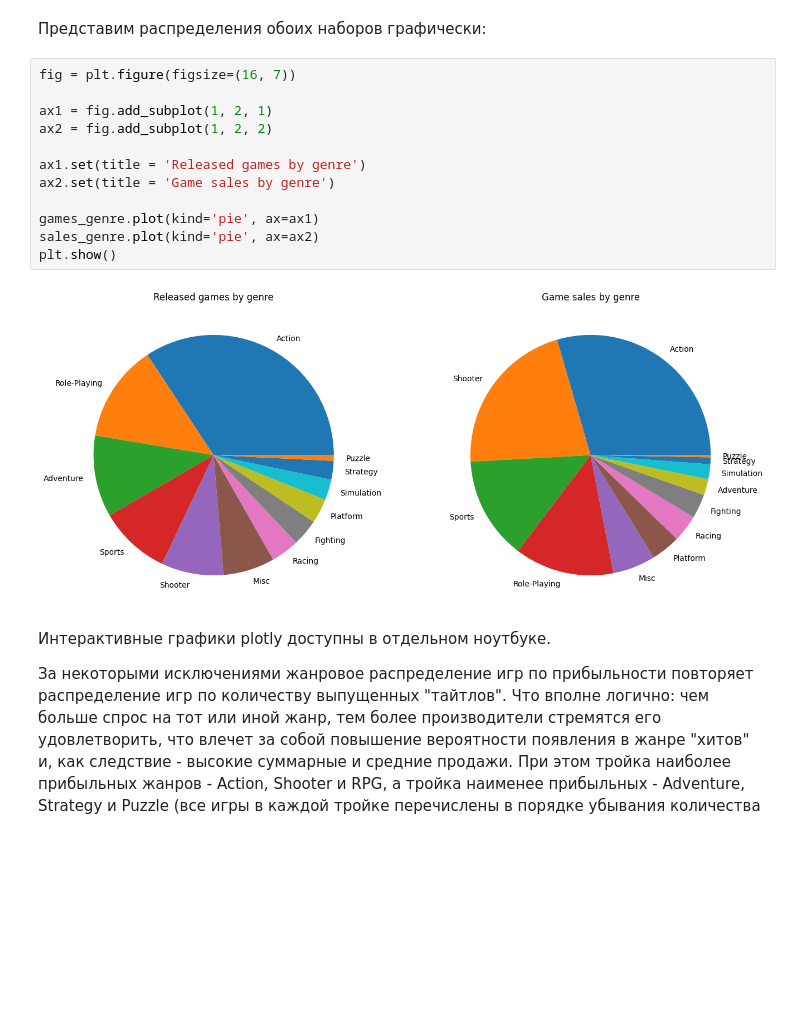
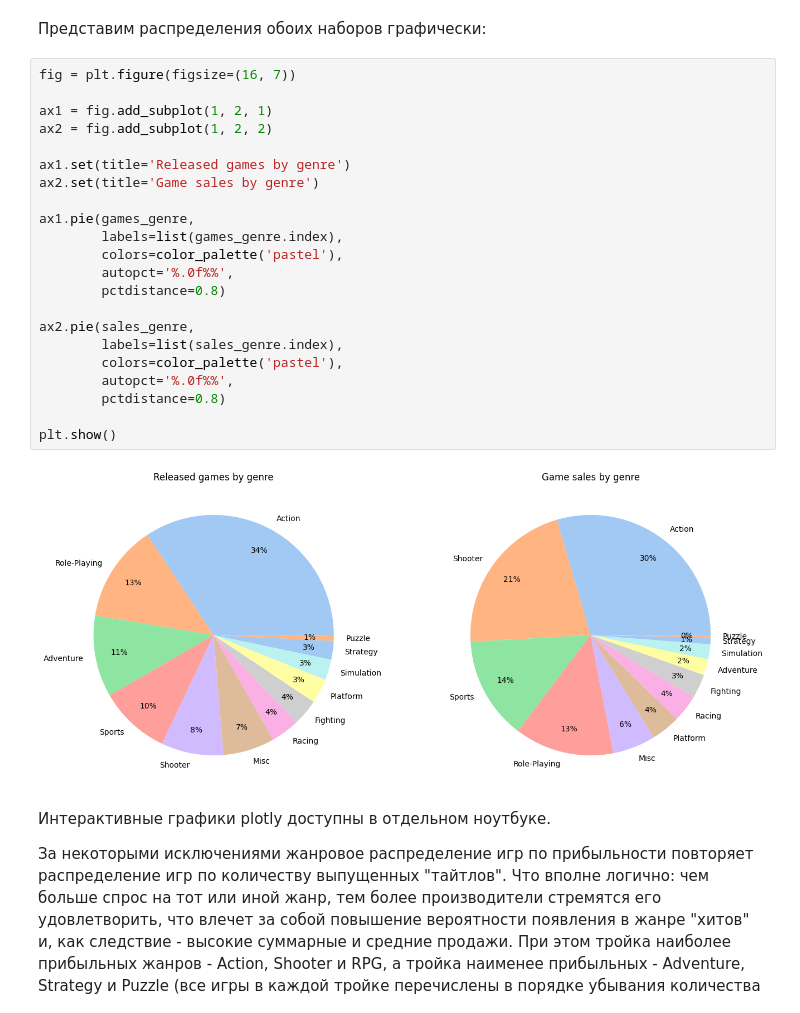
Before and after one commit to idrv/portfolio, a Jupyter notebook: ComputerGamesFeaturesSalesConnection/ComputerGamesFeaturesSalesConnection_matplotlib.ipynb, the cells around one changed output. Drawn from its saved outputs; the diff is of its cells as text; blank space fills up the shorter version.

```diff
--- a/ComputerGamesFeaturesSalesConnection/ComputerGamesFeaturesSalesConnection_matplotlib.ipynb
+++ b/ComputerGamesFeaturesSalesConnection/ComputerGamesFeaturesSalesConnection_matplotlib.ipynb
@@ -1093,17 +1093,27 @@ Name: , dtype: float64
 # %%
 fig = plt.figure(figsize=(16, 7))
 
 ax1 = fig.add_subplot(1, 2, 1)
 ax2 = fig.add_subplot(1, 2, 2)
 
-ax1.set(title = 'Released games by genre')
-ax2.set(title = 'Game sales by genre')
+ax1.set(title='Released games by genre')
+ax2.set(title='Game sales by genre')
 
-games_genre.plot(kind='pie', ax=ax1)
-sales_genre.plot(kind='pie', ax=ax2)
+ax1.pie(games_genre,
+        labels=list(games_genre.index),
+        colors=color_palette('pastel'),
+        autopct='%.0f%%',
+        pctdistance=0.8)
+
+ax2.pie(sales_genre,
+        labels=list(sales_genre.index),
+        colors=color_palette('pastel'),
+        autopct='%.0f%%',
+        pctdistance=0.8)
+
 plt.show()
 # %% [output]
-[figure, old version]
+[figure, new version]
 # %% [markdown]
 Интерактивные графики plotly доступны в отдельном ноутбуке.
 
```
Also changed, not shown: parts of 6 cells of this notebook, 5 other files.
